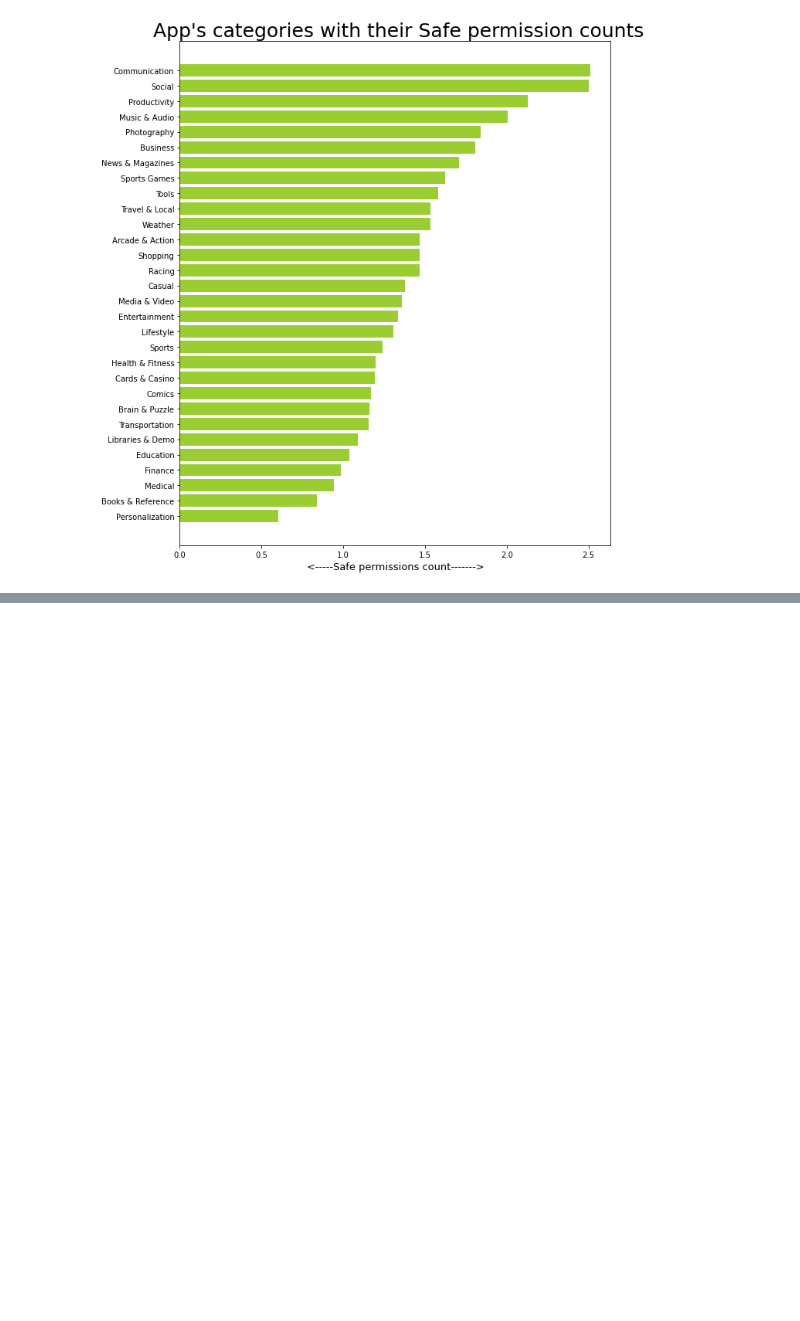
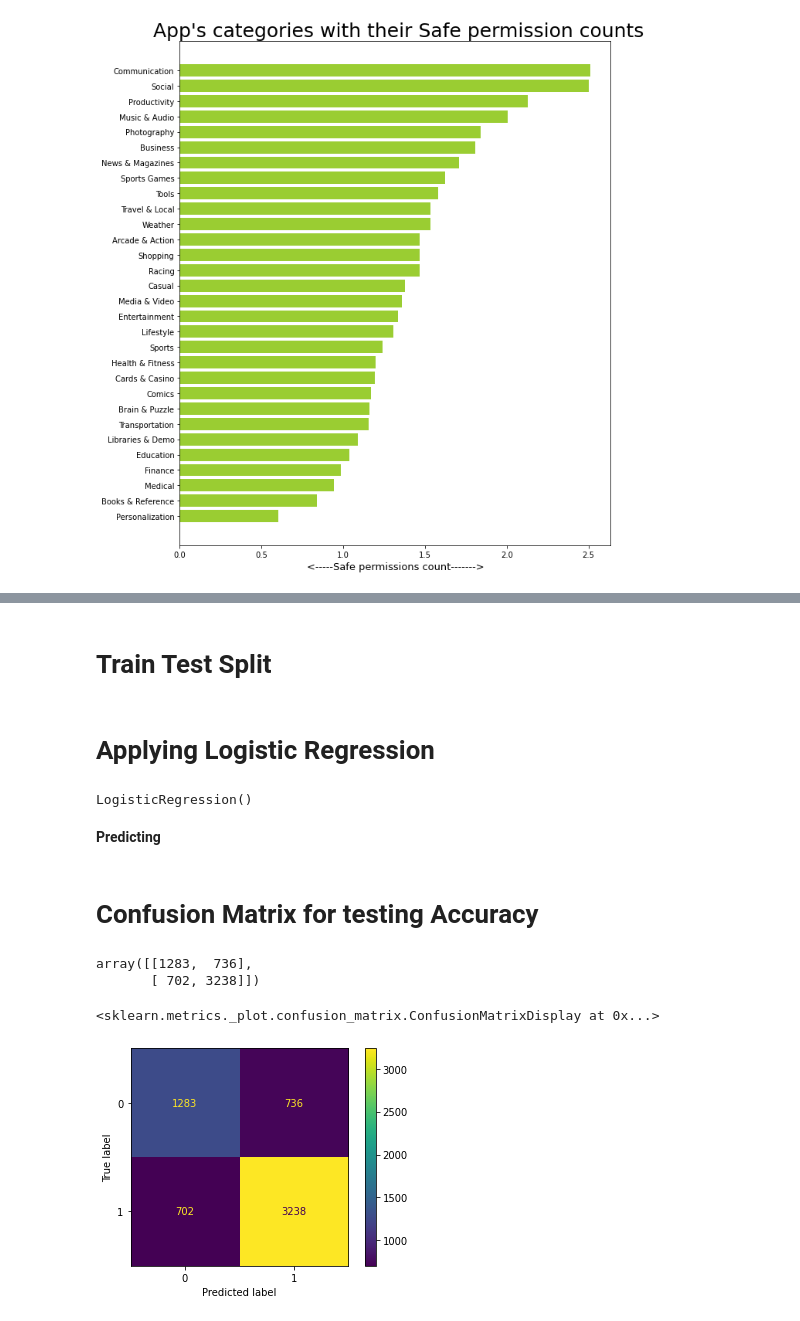
Before and after one commit to ajayn3300/Android-Authenticity-Prediction--Classification-, a Jupyter notebook: ANDRIOD_AUTHENTICITY_PREDICTION.ipynb, the cells around one changed output, grey strips where cells are left out. Drawn from its saved outputs; the diff is of its cells as text; code cells hidden in the pictures; blank space fills up the shorter version.

```diff
--- a/ANDRIOD_AUTHENTICITY_PREDICTION.ipynb
+++ b/ANDRIOD_AUTHENTICITY_PREDICTION.ipynb
@@ -726,0 +746,43 @@ Text(0.5, 0, '<-----Safe permissions count------->')
+# %%
+#scaling inputs
+from sklearn.preprocessing import StandardScaler     #Library
+scaler=StandardScaler()
+
+x=scaler.fit_transform(df[x])      #Transform
+# %% [markdown]
+# Train Test Split
+# %%
+#train-test split
+from sklearn.model_selection import train_test_split    #library
+
+x_train , x_test, y_train, y_test=train_test_split(x,df[y],test_size=0.2,random_state=0)     #Splitted
+# %% [markdown]
+# Applying Logistic Regression
+# %%
+# Classification Model
+from sklearn.linear_model import LogisticRegression     #Library
+model=LogisticRegression()
+model.fit(x_train,y_train)
+# %% [output]
+LogisticRegression()
+# %% [markdown]
+**Predicting**
+# %%
+#predict
+preds=model.predict(x_test)
+# %% [markdown]
+# Confusion Matrix for testing Accuracy
+# %%
+# Confusion Matrix
+from sklearn.metrics import confusion_matrix
+confusion_matrix(y_test,preds)
+# %% [output]
+array([[1283,  736],
+       [ 702, 3238]])
+# %%
+# Plotting confusion matrix
+from sklearn.metrics import ConfusionMatrixDisplay
+ConfusionMatrixDisplay(confusion_matrix(y_test,preds),display_labels=model.classes_).plot()
+# %% [output]
+<sklearn.metrics._plot.confusion_matrix.ConfusionMatrixDisplay at 0x...>
+[figure, added]
```
Also changed, not shown: parts of 11 cells of this notebook.
